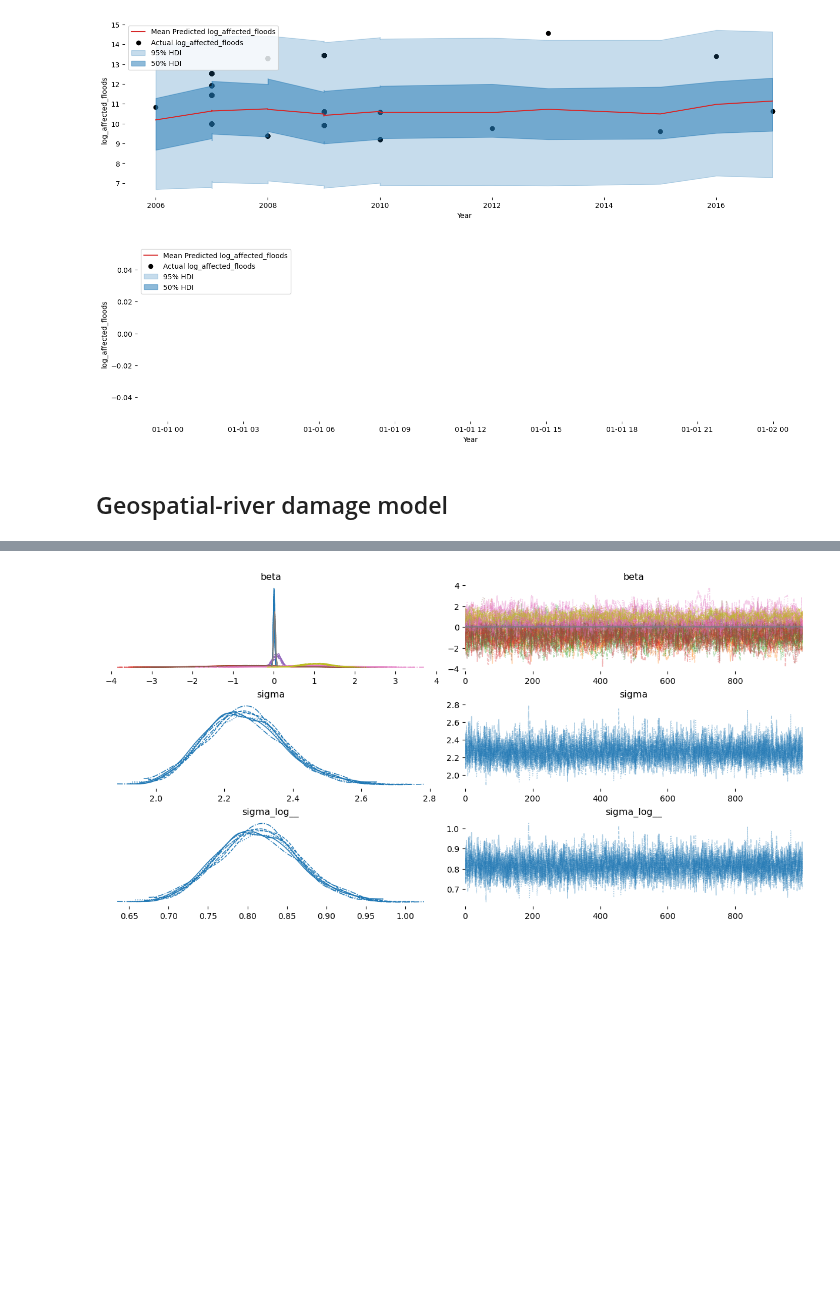
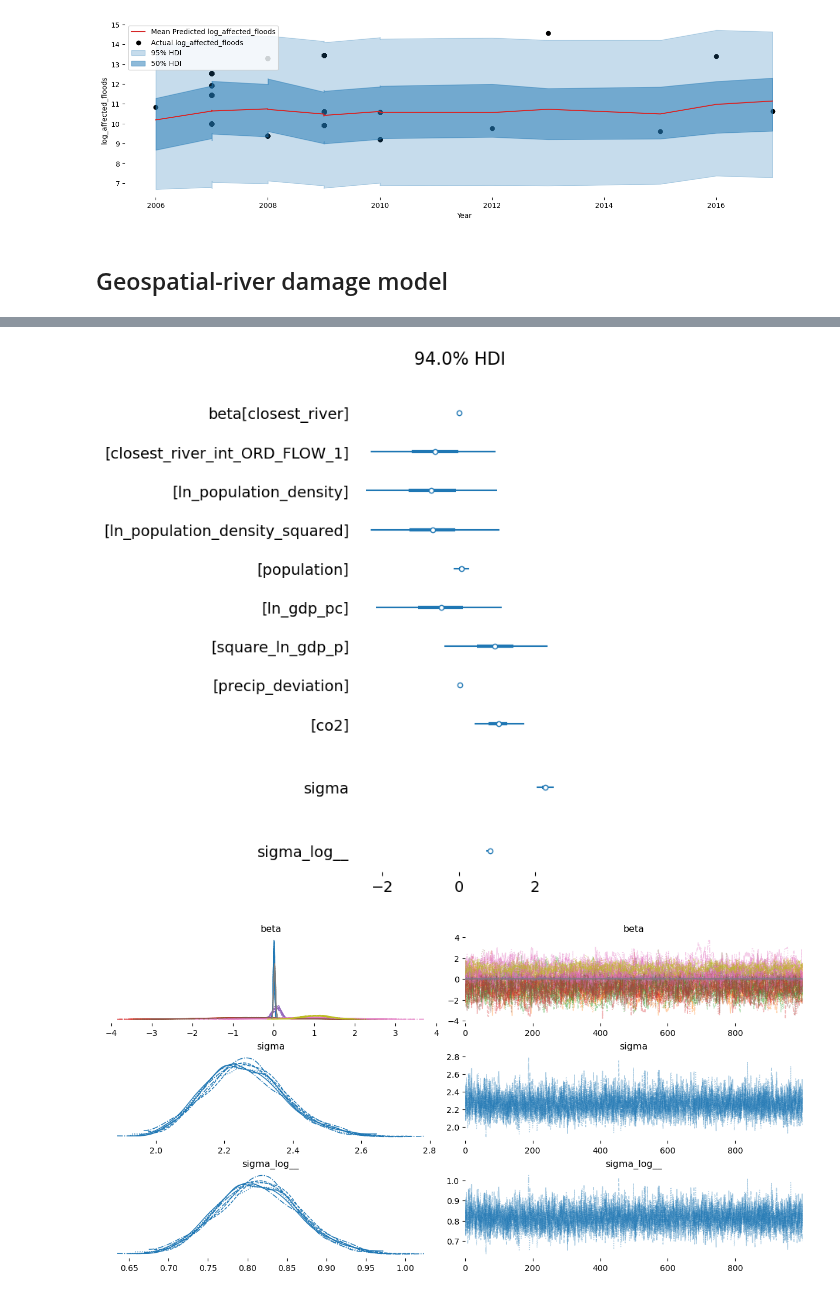
Before and after one commit to jessegrabowski/laos-climate-change, a Jupyter notebook: notebooks/Draft geospatial hydro_damage.ipynb, the cells around one changed output, grey strips where cells are left out. Drawn from its saved outputs; the diff is of its cells as text; code cells hidden in the pictures; blank space fills up the shorter version.

```diff
--- a/notebooks/Draft geospatial hydro_damage.ipynb
+++ b/notebooks/Draft geospatial hydro_damage.ipynb
@@ -544,13 +556,6 @@ plotting_function(idata =affected_people_with_river_idata ,
                  target_variable= "log_affected_floods")
 # %% [output]
 [figure]
-# %%
-plotting_function(idata =affected_people_with_river_idata ,
-                  country = "TH",
-                  df = df_3 ,
-                 target_variable= "log_affected_floods")
-# %% [output]
-[figure, removed]
 # %% [markdown]
 ## Geospatial-river damage model
 # %%
@@ -630,6 +635,10 @@ az.summary(damages_with_river_idata, ["~country_effect", "~country_effect_offset
 | beta[co2] | 1.034 | 0.353 | 0.404 | 1.720 | 0.015 | 0.011 | 579.0 | 992.0 | 1.01 |
 | sigma | 2.260 | 0.117 | 2.036 | 2.476 | 0.002 | 0.001 | 4544.0 | 5336.0 | 1.00 |
 | sigma_log__ | 0.814 | 0.051 | 0.713 | 0.908 | 0.001 | 0.001 | 4544.0 | 5336.0 | 1.00 |
+# %%
+az.plot_forest(damages_with_river_idata, var_names = ["~country_effect", "~country_effect_offset"], combined = True);
+# %% [output]
+[figure, added]
 # %%
 az.plot_trace(damages_with_river_idata, var_names =  ["~country_effect", "~country_effect_offset"]);
 # %% [output]
```
Also changed, not shown: parts of 3 cells of this notebook.
